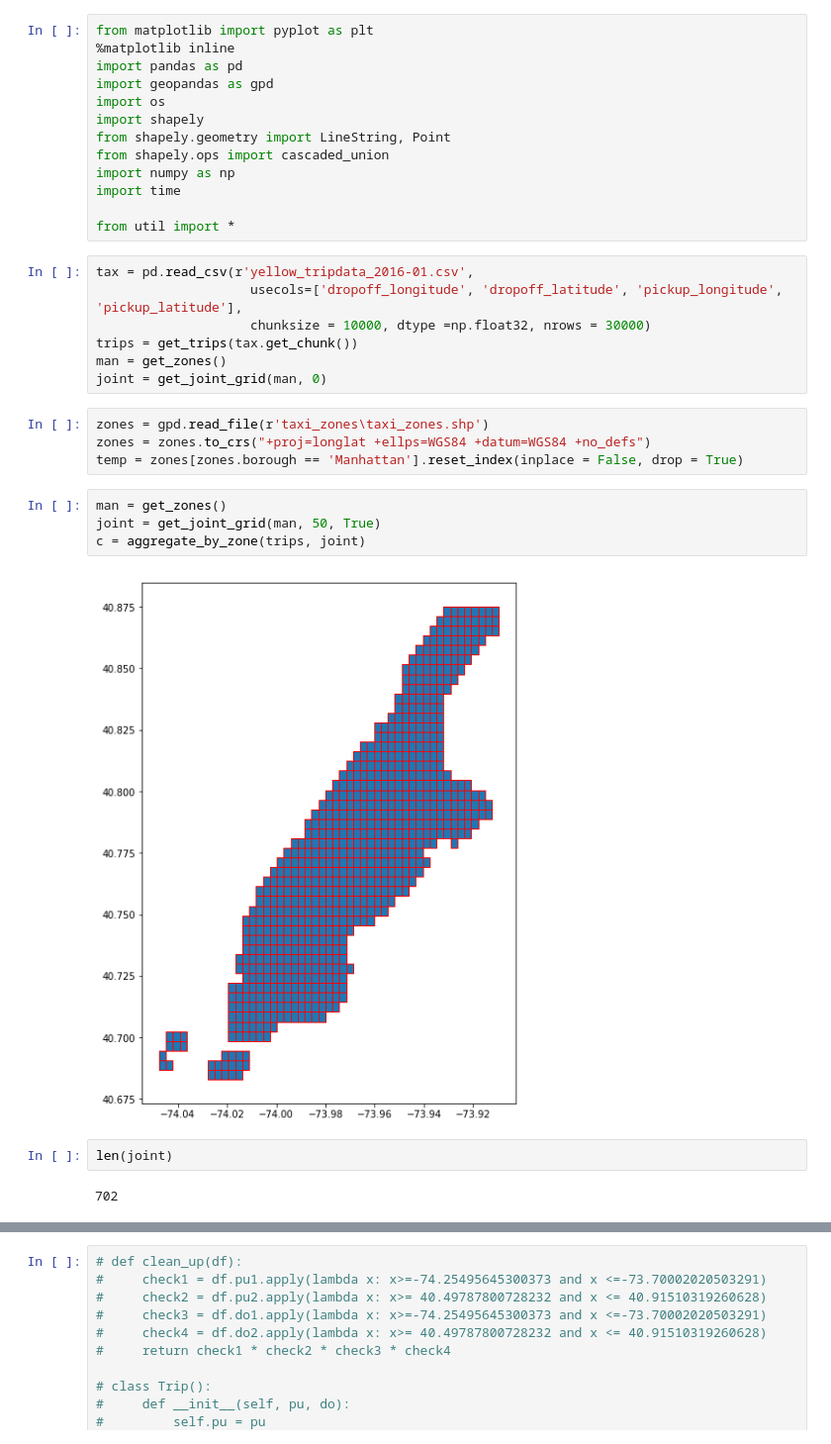
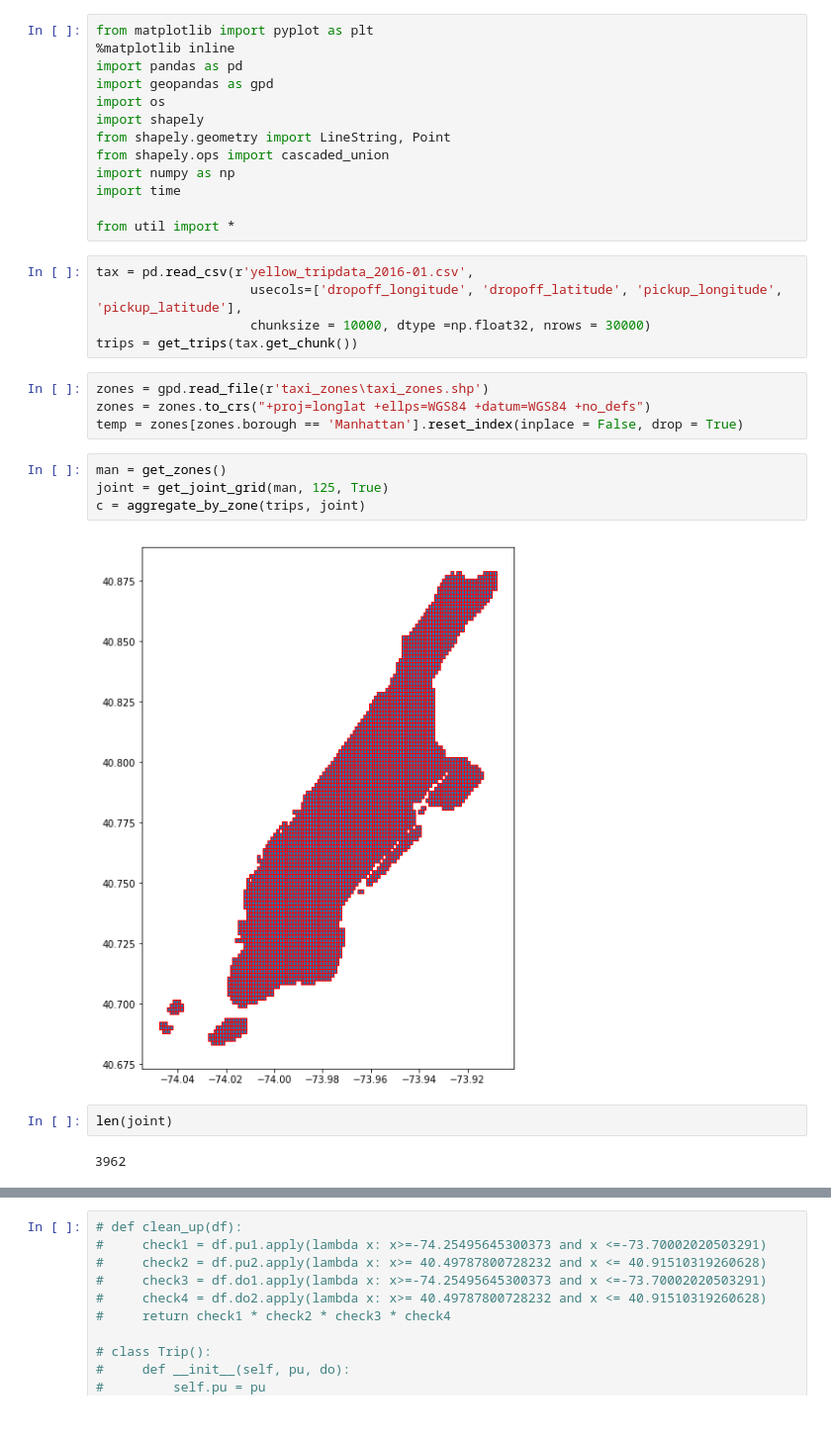
Before and after one commit to kn27/adaptiveNMF, a Jupyter notebook: Map Investigation.ipynb, the cells around one changed output, grey strips where cells are left out. Shown at 99% size. Saved outputs shown, nothing was run; the diff lists cells and outputs as text.

```diff
--- a/Map Investigation.ipynb
+++ b/Map Investigation.ipynb
@@ -19,19 +19,17 @@ tax = pd.read_csv(r'yellow_tripdata_2016-01.csv',
                     usecols=['dropoff_longitude', 'dropoff_latitude', 'pickup_longitude', 'pickup_latitude'],
                     chunksize = 10000, dtype =np.float32, nrows = 30000)
 trips = get_trips(tax.get_chunk())
-man = get_zones()
-joint = get_joint_grid(man, 0)
 # %%
 zones = gpd.read_file(r'taxi_zones\taxi_zones.shp')
 zones = zones.to_crs("+proj=longlat +ellps=WGS84 +datum=WGS84 +no_defs")
 temp = zones[zones.borough == 'Manhattan'].reset_index(inplace = False, drop = True)
 # %%
 man = get_zones()
-joint = get_joint_grid(man, 50, True)
+joint = get_joint_grid(man, 125, True)
 c = aggregate_by_zone(trips, joint)
 # %% [output]
-[figure, old version]
+[figure, new version]
 # %%
 len(joint)
 # %% [output]
-702
+3962
```
Also changed, not shown: parts of 33 cells of this notebook, 4 other files.
